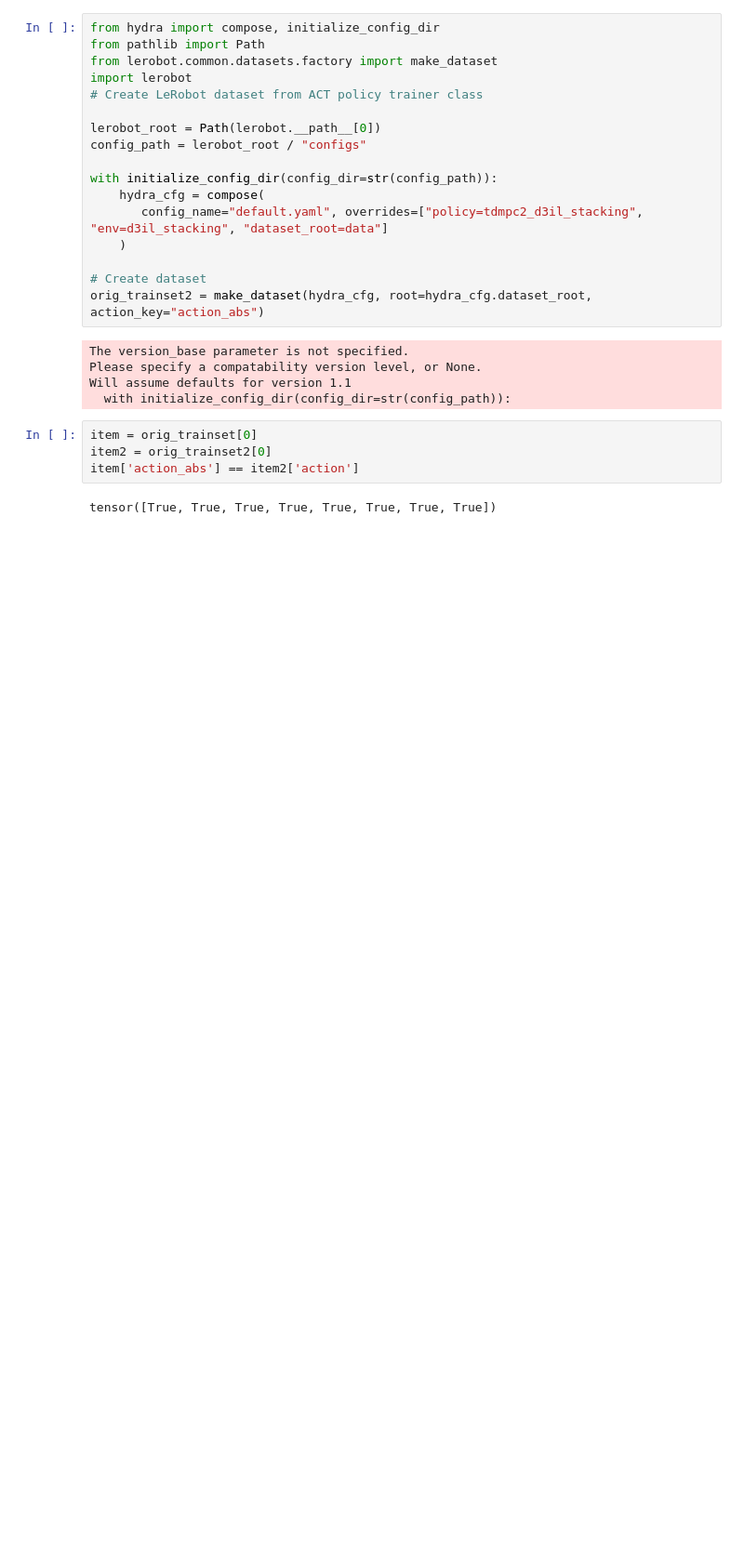
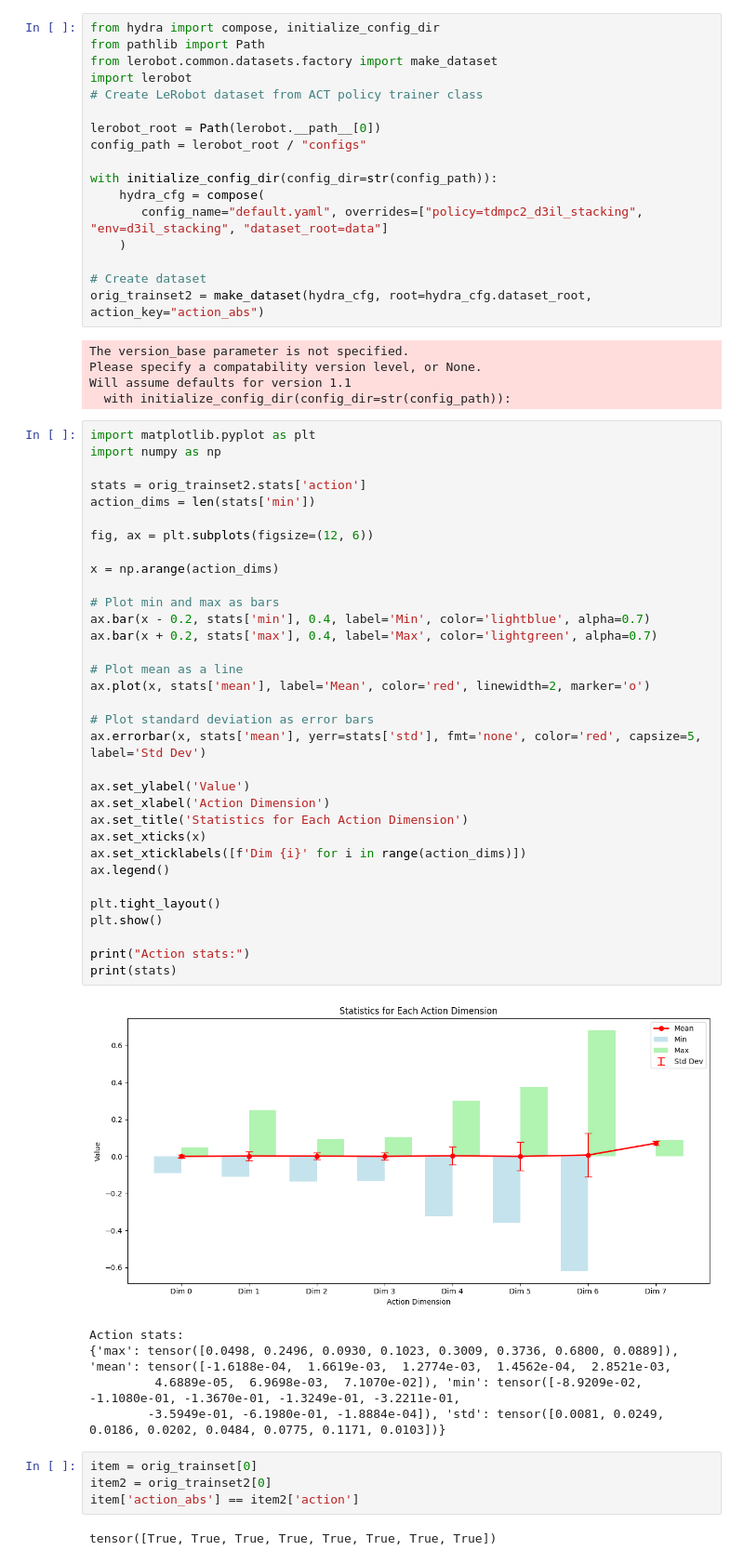
Before and after one commit to krishpop/lerobot, a Jupyter notebook: d3il.ipynb, the cells around one changed output. Shown: that part at 93% size. Drawn from its saved outputs; the diff is of its cells as text; blank space fills up the shorter version.

```diff
--- a/d3il.ipynb
+++ b/d3il.ipynb
@@ -236,6 +244,45 @@ The version_base parameter is not specified.
 Please specify a compatability version level, or None.
 Will assume defaults for version 1.1
   with initialize_config_dir(config_dir=str(config_path)):
+# %%
+import matplotlib.pyplot as plt
+import numpy as np
+
+stats = orig_trainset2.stats['action']
+action_dims = len(stats['min'])
+
+fig, ax = plt.subplots(figsize=(12, 6))
+
+x = np.arange(action_dims)
+
+# Plot min and max as bars
+ax.bar(x - 0.2, stats['min'], 0.4, label='Min', color='lightblue', alpha=0.7)
+ax.bar(x + 0.2, stats['max'], 0.4, label='Max', color='lightgreen', alpha=0.7)
+
+# Plot mean as a line
+ax.plot(x, stats['mean'], label='Mean', color='red', linewidth=2, marker='o')
+
+# Plot standard deviation as error bars
+ax.errorbar(x, stats['mean'], yerr=stats['std'], fmt='none', color='red', capsize=5, label='Std Dev')
+
+ax.set_ylabel('Value')
+ax.set_xlabel('Action Dimension')
+ax.set_title('Statistics for Each Action Dimension')
+ax.set_xticks(x)
+ax.set_xticklabels([f'Dim {i}' for i in range(action_dims)])
+ax.legend()
+
+plt.tight_layout()
+plt.show()
+
+print("Action stats:")
+print(stats)
+# %% [output]
+[figure, added]
+Action stats:
+{'max': tensor([0.0498, 0.2496, 0.0930, 0.1023, 0.3009, 0.3736, 0.6800, 0.0889]), 'mean': tensor([-1.6188e-04,  1.6619e-03,  1.2774e-03,  1.4562e-04,  2.8521e-03,
+         4.6889e-05,  6.9698e-03,  7.1070e-02]), 'min': tensor([-8.9209e-02, -1.1080e-01, -1.3670e-01, -1.3249e-01, -3.2211e-01,
+        -3.5949e-01, -6.1980e-01, -1.8884e-04]), 'std': tensor([0.0081, 0.0249, 0.0186, 0.0202, 0.0484, 0.0775, 0.1171, 0.0103])}
 # %%
 item = orig_trainset[0]
 item2 = orig_trainset2[0]
```
Also changed, not shown: parts of 12 cells of this notebook, 4 other files.
